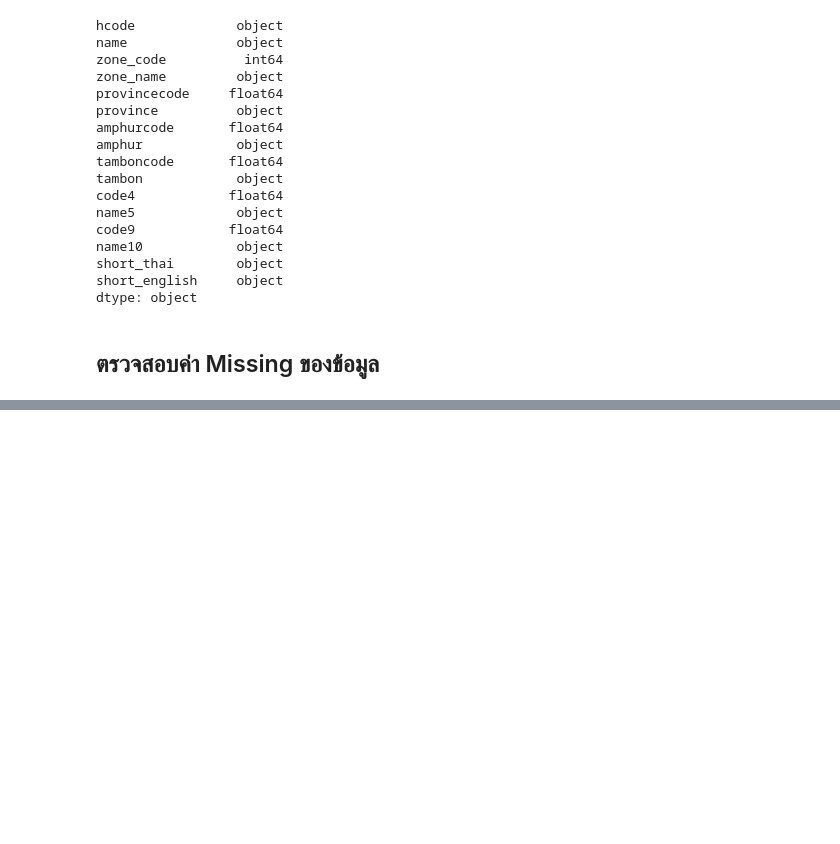
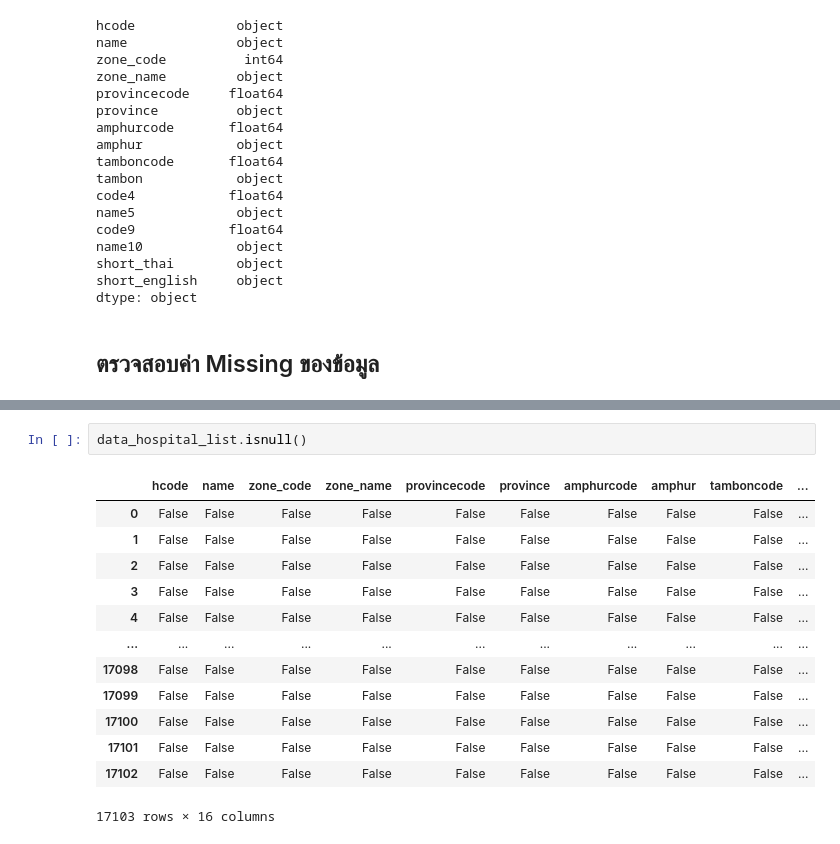
Before and after one commit to Jiraporn-klobrat/data_viz_2022, a Jupyter notebook: Final_Exam.ipynb, the cells around one changed output, grey strips where cells are left out. Drawn from its saved outputs; the diff is of its cells as text; blank space fills up the shorter version.

```diff
--- a/Final_Exam.ipynb
+++ b/Final_Exam.ipynb
@@ -157,0 +251,16 @@ dtype: object
+# %%
+data_hospital_list.isnull()
+# %% [output]
+|  | hcode | name | zone_code | zone_name | provincecode | province | amphurcode | amphur | tamboncode | ... |
+| 0 | False | False | False | False | False | False | False | False | False | ... |
+| 1 | False | False | False | False | False | False | False | False | False | ... |
+| 2 | False | False | False | False | False | False | False | False | False | ... |
+| 3 | False | False | False | False | False | False | False | False | False | ... |
+| 4 | False | False | False | False | False | False | False | False | False | ... |
+| ... | ... | ... | ... | ... | ... | ... | ... | ... | ... | ... |
+| 17098 | False | False | False | False | False | False | False | False | False | ... |
+| 17099 | False | False | False | False | False | False | False | False | False | ... |
+| 17100 | False | False | False | False | False | False | False | False | False | ... |
+| 17101 | False | False | False | False | False | False | False | False | False | ... |
+| 17102 | False | False | False | False | False | False | False | False | False | ... |
+17103 rows × 16 columns
```
Also changed, not shown: parts of 11 cells of this notebook.
